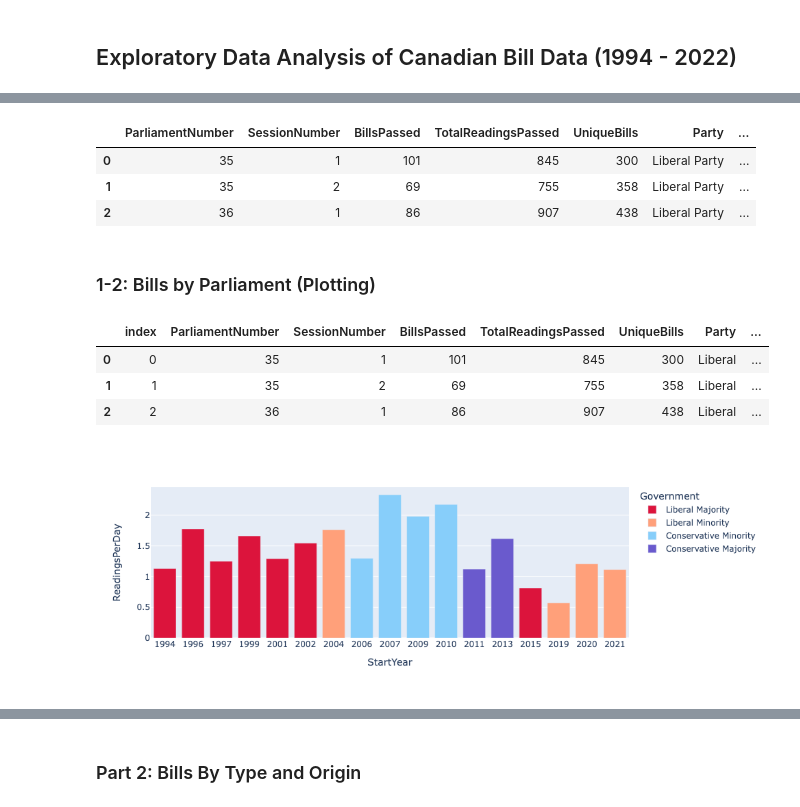
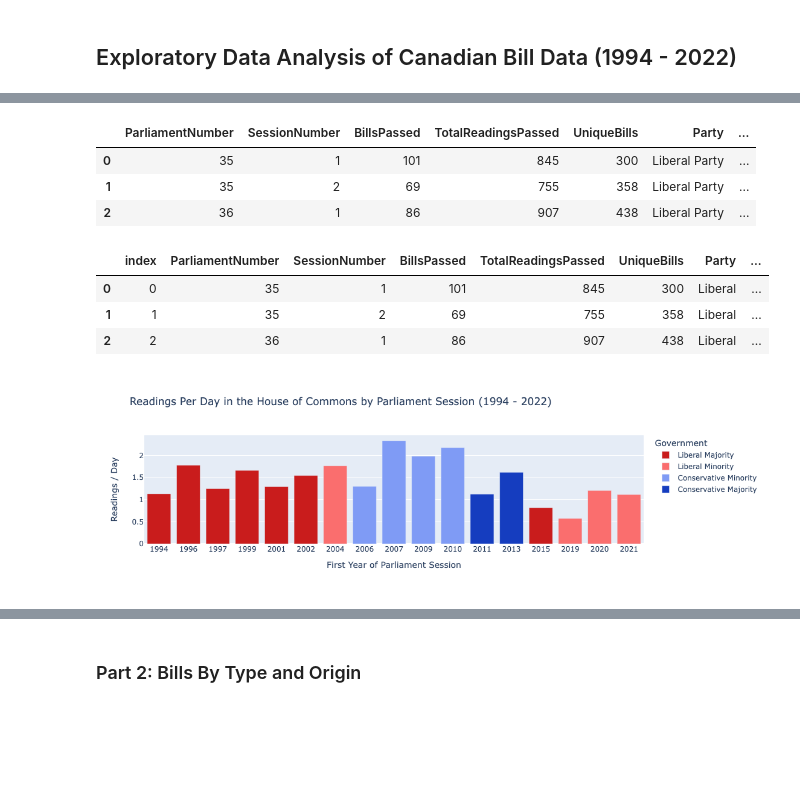
Before and after one commit to rileywheadon/canadian-legislation-visualisation, a Jupyter notebook: notebooks/04-visualisation.ipynb, the cells around one changed output, grey strips where cells are left out. Cells and saved outputs as stored; diff of their text form; code cells hidden in the pictures; blank space fills up the shorter version.

```diff
--- a/notebooks/04-visualisation.ipynb
+++ b/notebooks/04-visualisation.ipynb
@@ -63,3 +74,6 @@ display(by_parl.head(4))
 # %%
-# Merging by_parliament with session data
-by_parl = pd.merge(by_parl.reset_index(), parliaments, on = ['ParliamentNumber', 'SessionNumber'], how = 'left')
+# Merge with parliament data
+data_1 = pd.merge(data_1, parliaments, on = ['ParliamentNumber', 'SessionNumber'], how = 'left')
+
+print(data_1.dtypes)
+display(data_1.head(4))
@@ -66,41 +100,31 @@ by_parl = pd.merge(by_parl.reset_index(), parliaments, on = ['ParliamentNumber',
 # %%
-# Change columns to datetime format
-by_parl['StartDate'] = pd.to_datetime(by_parl['StartDate'])
-by_parl['EndDate'] = pd.to_datetime(by_parl['EndDate'])
-by_parl['Duration'] = pd.to_timedelta(by_parl['Duration'])
+# Create readings per day and bills per day columns
+data_1['ReadingsPerDay'] = data_1['TotalReadingsPassed'] / data_1['Duration'].dt.days
+data_1['BillsPerDay'] = data_1['BillsPassed'] / data_1['Duration'].dt.days
 
-# Create readings per day and bills per day columns
-by_parl['ReadingsPerDay'] = by_parl['TotalReadingsPassed'] / by_parl['Duration'].dt.days
-by_parl['BillsPerDay'] = by_parl['BillsPassed'] / by_parl['Duration'].dt.days
+display(data_1.head(3))
+# %% [output]
+|  | ParliamentNumber | SessionNumber | BillsPassed | TotalReadingsPassed | UniqueBills | Party | ... |
+| 0 | 35 | 1 | 101 | 845 | 300 | Liberal Party | ... |
+| 1 | 35 | 2 | 69 | 755 | 358 | Liberal Party | ... |
+| 2 | 36 | 1 | 86 | 907 | 438 | Liberal Party | ... |
-# %%
-display(by_parl.head(3))
-# %% [output]
-|  | ParliamentNumber | SessionNumber | BillsPassed | TotalReadingsPassed | UniqueBills | Party | ... |
-| 0 | 35 | 1 | 101 | 845 | 300 | Liberal Party | ... |
-| 1 | 35 | 2 | 69 | 755 | 358 | Liberal Party | ... |
-| 2 | 36 | 1 | 86 | 907 | 438 | Liberal Party | ... |
-# %% [markdown]
-### 1-2: Bills by Parliament (Plotting)
 # %%
-import warnings
-warnings.filterwarnings("ignore")
-
 # Removing sessions lasting less than 150 days due to the unstable nature of these parliaments
 
-parl_plot = by_parl.loc[by_parl['Duration'].dt.days > 150, :]
+data_1 = data_1.loc[data_1['Duration'].dt.days > 150, :]
 
 # Create new column that aggregates party and minority status
 
-parl_plot['Party'] = parl_plot['Party'].apply(lambda x: x.split(' ', 1)[0])
-parl_plot['Minority'] = parl_plot['Minority'].apply(lambda x: 'Minority' if x == True else 'Majority')
-parl_plot['Government'] = parl_plot['Party'] + ' ' + parl_plot['Minority']
+data_1['Party'] = data_1['Party'].apply(lambda x: x.split(' ', 1)[0])
+data_1['Minority'] = data_1['Minority'].apply(lambda x: 'Minority' if x == True else 'Majority')
+data_1['Government'] = data_1['Party'] + ' ' + data_1['Minority']
 
 # Create middle date column
 
-parl_plot['StartYear'] = pd.DatetimeIndex(parl_plot['StartDate']).year.astype(str)
-parl_plot = parl_plot.reset_index()
+data_1['StartYear'] = pd.DatetimeIndex(data_1['StartDate']).year.astype(str)
+data_1 = data_1.reset_index()
 
-display(parl_plot.head(3))
+display(data_1.head(3))
 # %% [output]
 |  | index | ParliamentNumber | SessionNumber | BillsPassed | TotalReadingsPassed | UniqueBills | Party | ... |
 | 0 | 0 | 35 | 1 | 101 | 845 | 300 | Liberal | ... |
@@ -108,24 +132,29 @@ display(parl_plot.head(3))
 | 2 | 2 | 36 | 1 | 86 | 907 | 438 | Liberal | ... |
 # %%
 color_map =  {
-    "Liberal Majority": "crimson",
-    "Liberal Minority": "lightsalmon",
-    "Conservative Minority": "lightskyblue",
-    "Conservative Majority": "slateblue"
+    "Liberal Majority": "#c91c1c",
+    "Liberal Minority": "#fa6e6e",
+    "Conservative Minority": "#7f9bf5",
+    "Conservative Majority": "#153dbf"
 }
 
 fig = px.bar(
-    parl_plot,
+    data_1,
     x = "StartYear",
     y = "ReadingsPerDay",
-    color="Government",
-    color_discrete_map = color_map
+    color= "Government",
+    color_discrete_map = color_map,
+    title = "Readings Per Day in the House of Commons by Parliament Session (1994 - 2022)",
+    labels = {
+        "StartYear": "First Year of Parliament Session",
+        "ReadingsPerDay": "Readings / Day"
+    }
 )
 
 fig.update_layout(xaxis={'categoryorder':'category ascending'})
 
 fig.show()
 # %% [output]
-[figure, old version]
+[figure, new version]
 # %%
 fig = px.bar(
```
Also changed, not shown: parts of 8 cells of this notebook, 2 other files.
